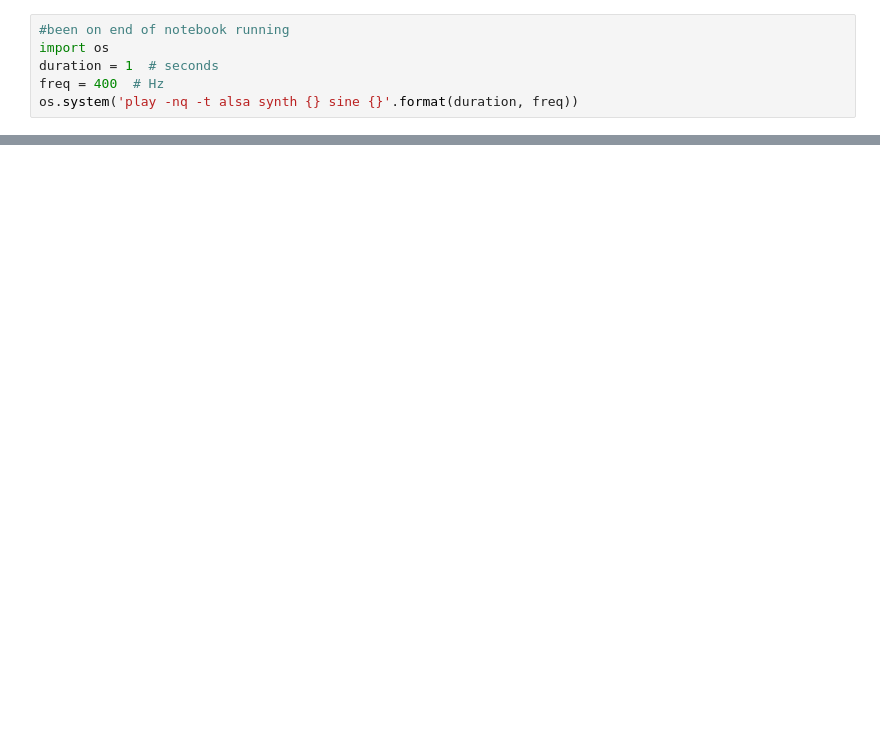
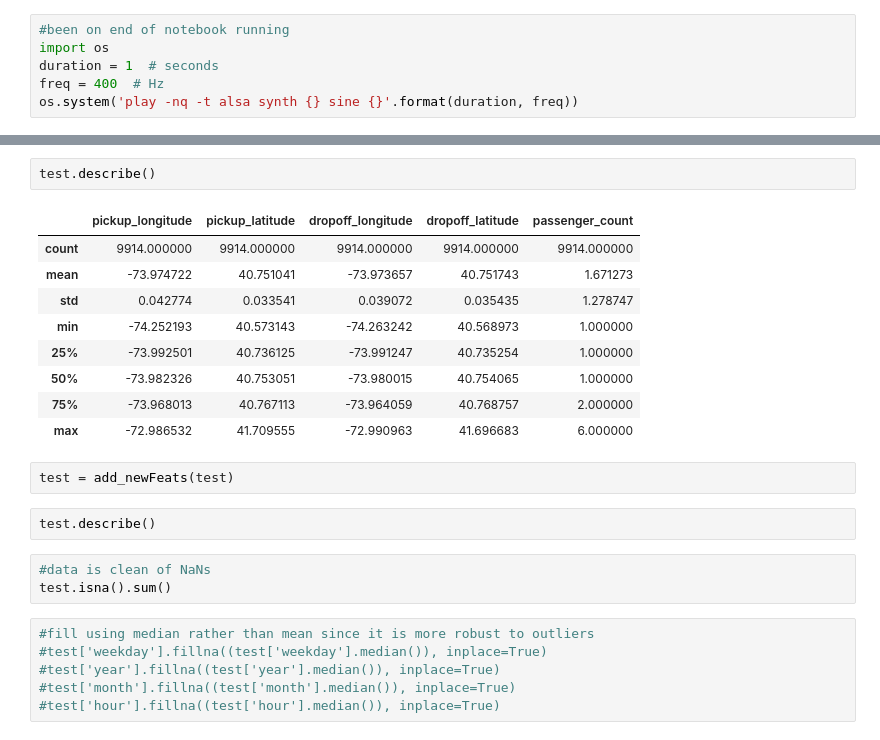
Before and after one commit to ana-rlopez/NYC_taxi_fare_prediction, a Jupyter notebook: NYTaxiFare_1_ExploratoryAnalysis_&_Preprocessing.ipynb, the cells around one changed output, grey strips where cells are left out. Drawn from its saved outputs; the diff is of its cells as text; blank space fills up the shorter version.

```diff
--- a/NYTaxiFare_1_ExploratoryAnalysis_&_Preprocessing.ipynb
+++ b/NYTaxiFare_1_ExploratoryAnalysis_&_Preprocessing.ipynb
@@ -762,0 +534,25 @@ os.system('play -nq -t alsa synth {} sine {}'.format(duration, freq))
+# %%
+test.describe()
+# %% [output]
+|  | pickup_longitude | pickup_latitude | dropoff_longitude | dropoff_latitude | passenger_count |
+| count | 9914.000000 | 9914.000000 | 9914.000000 | 9914.000000 | 9914.000000 |
+| mean | -73.974722 | 40.751041 | -73.973657 | 40.751743 | 1.671273 |
+| std | 0.042774 | 0.033541 | 0.039072 | 0.035435 | 1.278747 |
+| min | -74.252193 | 40.573143 | -74.263242 | 40.568973 | 1.000000 |
+| 25% | -73.992501 | 40.736125 | -73.991247 | 40.735254 | 1.000000 |
+| 50% | -73.982326 | 40.753051 | -73.980015 | 40.754065 | 1.000000 |
+| 75% | -73.968013 | 40.767113 | -73.964059 | 40.768757 | 2.000000 |
+| max | -72.986532 | 41.709555 | -72.990963 | 41.696683 | 6.000000 |
+# %%
+test = add_newFeats(test)
+# %%
+test.describe()
+# %%
+#data is clean of NaNs
+test.isna().sum()
+# %%
+#fill using median rather than mean since it is more robust to outliers
+#test['weekday'].fillna((test['weekday'].median()), inplace=True)
+#test['year'].fillna((test['year'].median()), inplace=True)
+#test['month'].fillna((test['month'].median()), inplace=True)
+#test['hour'].fillna((test['hour'].median()), inplace=True)
```
Also changed, not shown: parts of 72 cells of this notebook.
